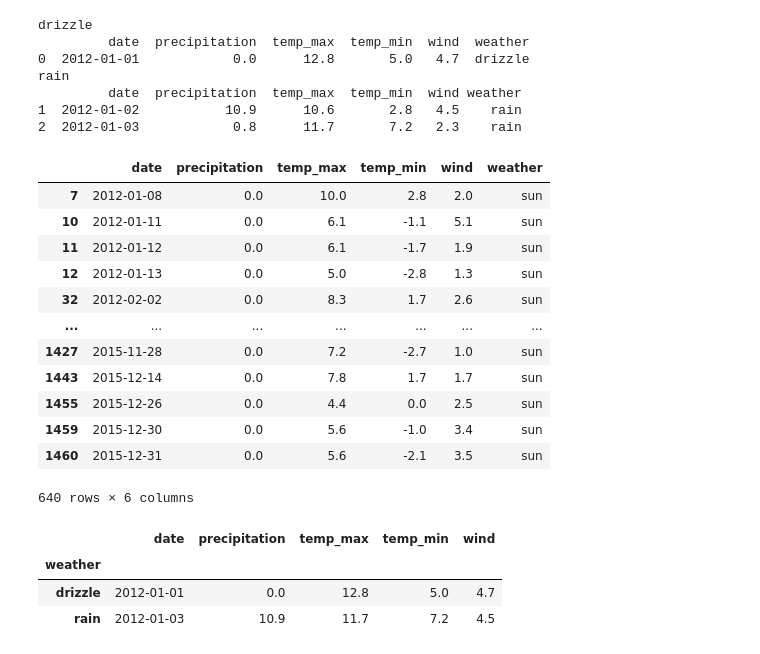
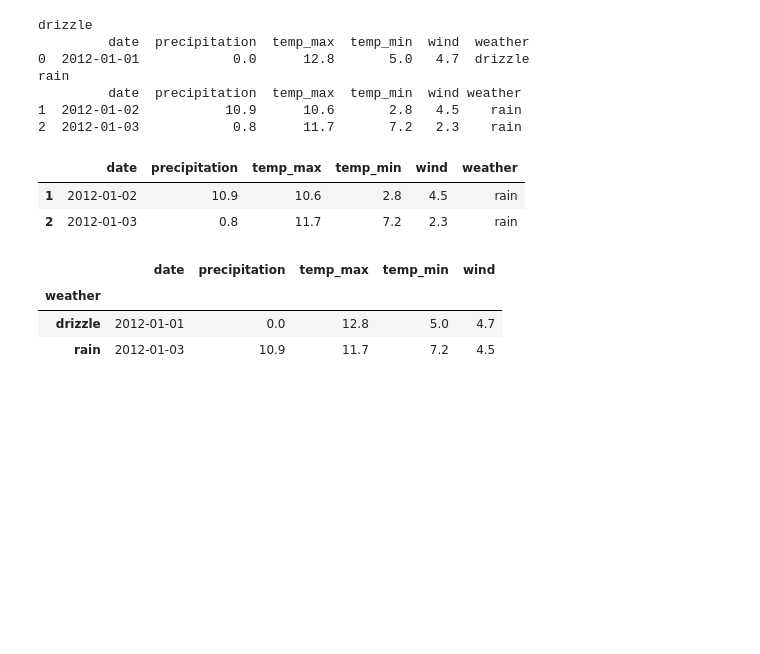
Before and after one commit to Apexshya/pandas, a Jupyter notebook: pandas_2.ipynb, the cells around one changed output. Saved outputs shown, nothing was run; the diff lists cells and outputs as text; code cells hidden in the pictures; blank space fills up the shorter version.

```diff
--- a/pandas_2.ipynb
+++ b/pandas_2.ipynb
@@ -224,21 +224,11 @@ rain
 2  2012-01-03            0.8      11.7       7.2   2.3    rain
 # %%
 #access specific dataframe
-g.get_group('sun')
+g.get_group('rain')
 # %% [output]
 |  | date | precipitation | temp_max | temp_min | wind | weather |
-| 7 | 2012-01-08 | 0.0 | 10.0 | 2.8 | 2.0 | sun |
-| 10 | 2012-01-11 | 0.0 | 6.1 | -1.1 | 5.1 | sun |
-| 11 | 2012-01-12 | 0.0 | 6.1 | -1.7 | 1.9 | sun |
-| 12 | 2012-01-13 | 0.0 | 5.0 | -2.8 | 1.3 | sun |
-| 32 | 2012-02-02 | 0.0 | 8.3 | 1.7 | 2.6 | sun |
-| ... | ... | ... | ... | ... | ... | ... |
-| 1427 | 2015-11-28 | 0.0 | 7.2 | -2.7 | 1.0 | sun |
-| 1443 | 2015-12-14 | 0.0 | 7.8 | 1.7 | 1.7 | sun |
-| 1455 | 2015-12-26 | 0.0 | 4.4 | 0.0 | 2.5 | sun |
-| 1459 | 2015-12-30 | 0.0 | 5.6 | -1.0 | 3.4 | sun |
-| 1460 | 2015-12-31 | 0.0 | 5.6 | -2.1 | 3.5 | sun |
+| 1 | 2012-01-02 | 10.9 | 10.6 | 2.8 | 4.5 | rain |
+| 2 | 2012-01-03 | 0.8 | 11.7 | 7.2 | 2.3 | rain |
-640 rows × 6 columns
 # %%
 g.max()
 # %% [output]
```
Also changed, not shown: 2 other files.
